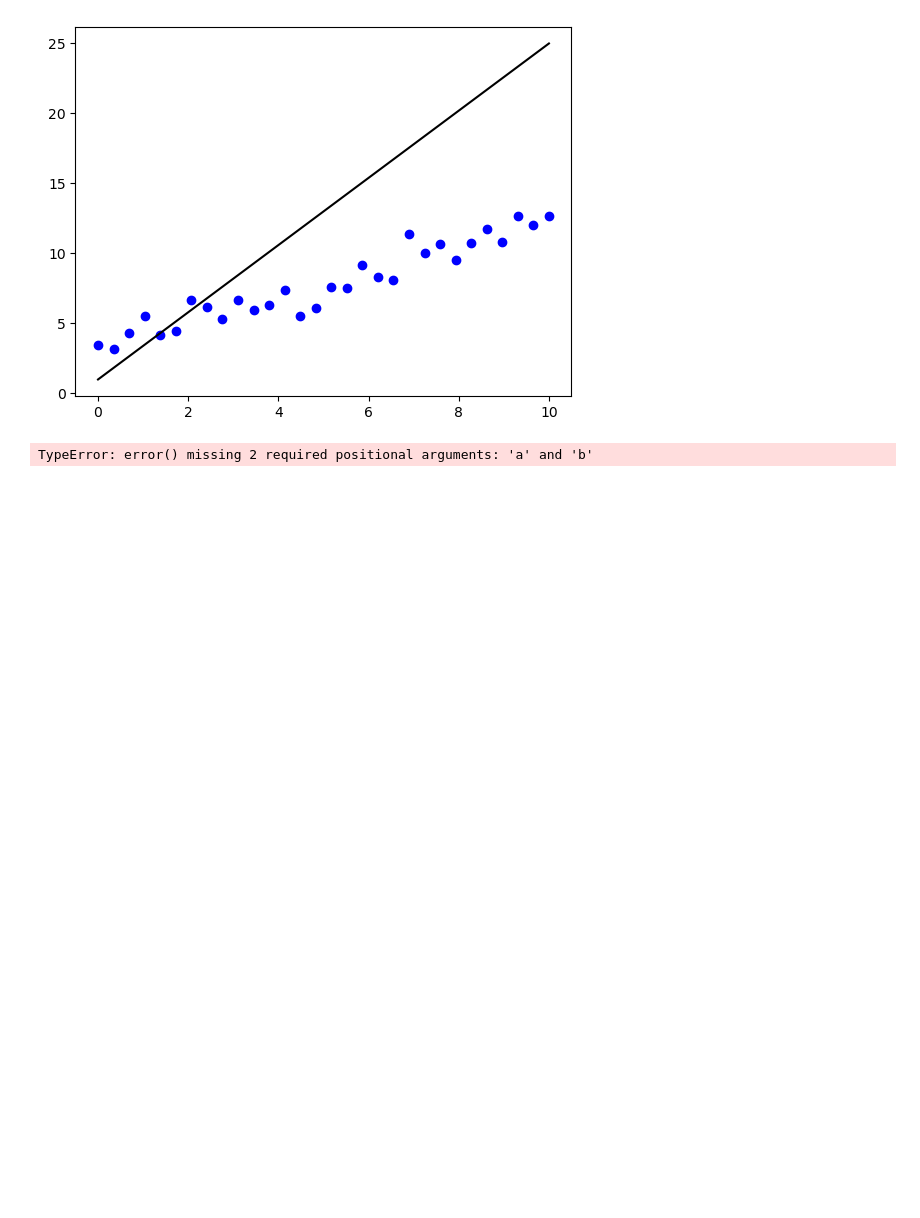
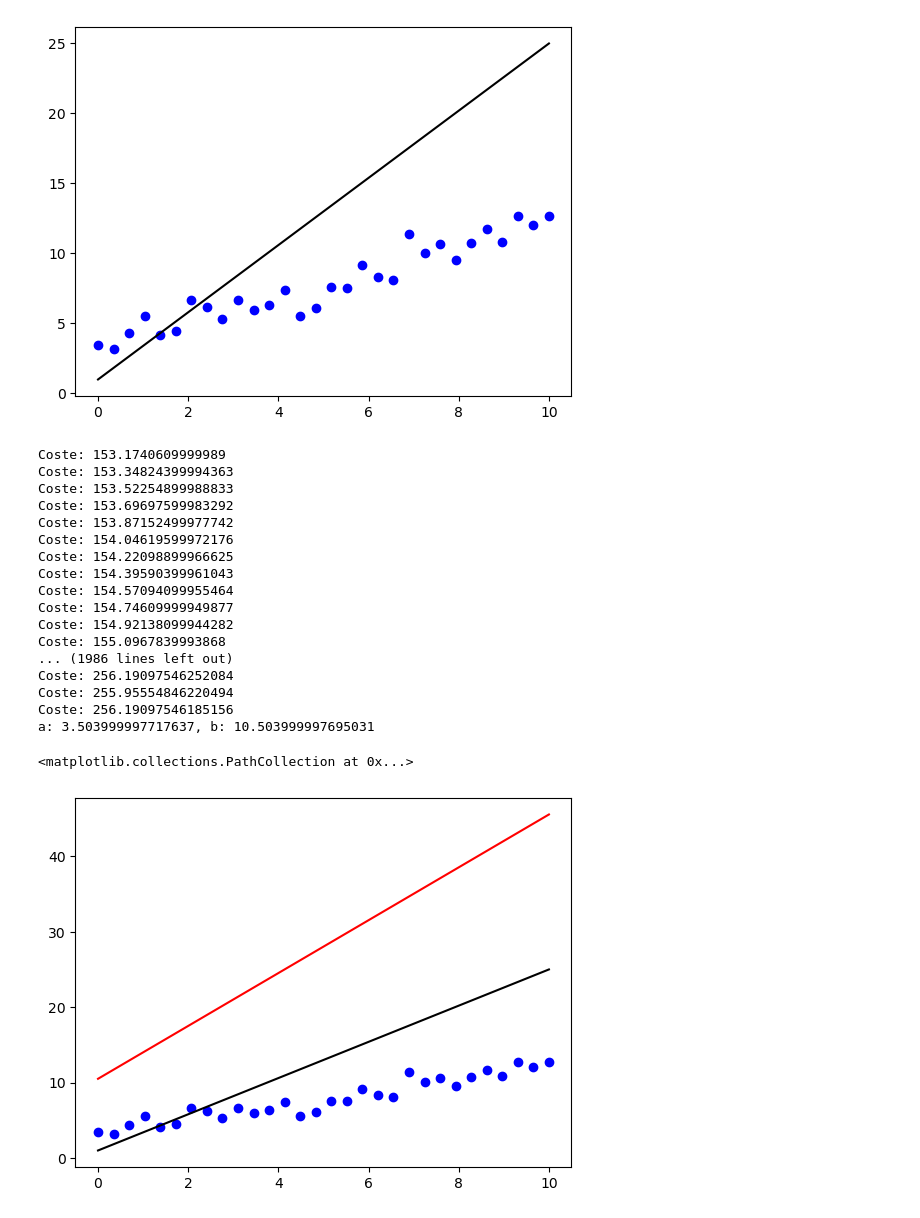
Before and after one commit to braiso-22/pruebasPyplot, a Jupyter notebook: regresion.ipynb, the cells around one changed output. Saved outputs shown, nothing was run; the diff lists cells and outputs as text; code cells hidden in the pictures; blank space fills up the shorter version.

```diff
--- a/regresion.ipynb
+++ b/regresion.ipynb
@@ -75,16 +75,51 @@ plt.scatter(x_array, y_array, color='blue')
 5.0
 <matplotlib.collections.PathCollection at 0x...>
 [figure]
-# %%
-learning_rate = 0.01
-
-def derivada_coste(coste,a):
-
-
-for ciclo in range(20):
-    a -= learning_rate *
-    b -= learning_rate * error(linea)
-    coste = coste(linea,a,b)
-    print(f"Coste: {coste}")
-# %% [output]
-TypeError: error() missing 2 required positional arguments: 'a' and 'b'
+# %%
+learning_rate = 0.001
+
+coste1 = 1
+def derivada(n1,n2):
+    n1_fin = n1 + 0.00001
+    n2_fin = n2 + 0.00001
+    derivada = (n2_fin-n2)/ (n1_fin-n1)
+    if derivada > 1:
+        derivada *= -1
+
+    return derivada
+a=3
+b=10
+costeinicial= 154
+for i in range(2000):
+    a  +=learning_rate * derivada(coste1, a)
+    b  +=learning_rate * derivada(coste1, b)
+    coste1 = coste(linea,a,b)
+    print(f"Coste: {coste1}")
+    if i == 1500:
+        print()
+
+print(f"a: {a}, b: {b}")
+linea = predice_y(np.array([0,10]), a, b)
+plt.plot([0,10],linea,color='red')
+plt.plot(linea_x, linea_y, color='black')
+plt.scatter(x_array, y_array, color='blue')
+# %% [output]
+Coste: 153.1740609999989
+Coste: 153.34824399994363
+Coste: 153.52254899988833
+Coste: 153.69697599983292
+Coste: 153.87152499977742
+Coste: 154.04619599972176
+Coste: 154.22098899966625
+Coste: 154.39590399961043
+Coste: 154.57094099955464
+Coste: 154.74609999949877
+Coste: 154.92138099944282
+Coste: 155.0967839993868
+... (1986 lines left out)
+Coste: 256.19097546252084
+Coste: 255.95554846220494
+Coste: 256.19097546185156
+a: 3.503999997717637, b: 10.503999997695031
+<matplotlib.collections.PathCollection at 0x...>
+[figure, added]
```
Also changed, not shown: 1 other file.
